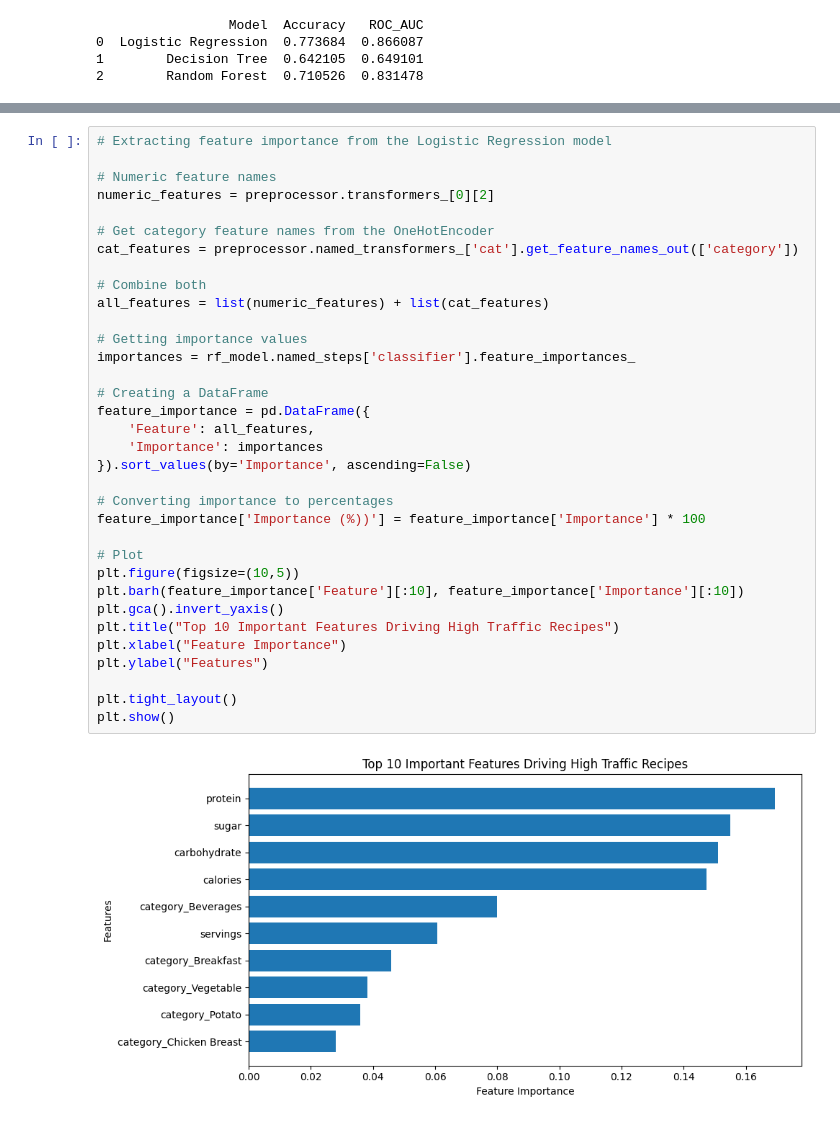
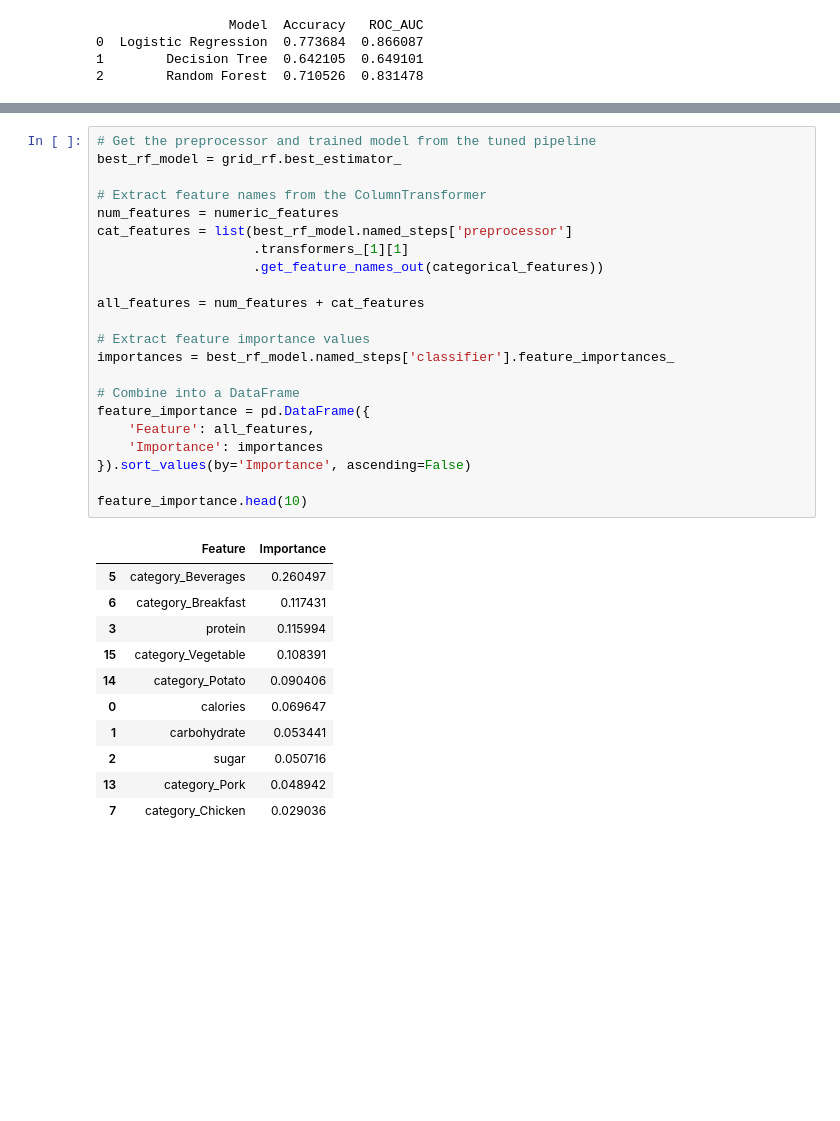
Before and after one commit to ekiru111/Recipe_site_traffic, a Jupyter notebook: recipe_site_traffic_2212.ipynb, the cells around one changed output, grey strips where cells are left out. Drawn from its saved outputs; the diff is of its cells as text; blank space fills up the shorter version.

```diff
--- a/recipe_site_traffic_2212.ipynb
+++ b/recipe_site_traffic_2212.ipynb
@@ -609,36 +818,34 @@ Therefore, according to the above  graph, the Logistic Regression model is the b
 # %%
-# Extracting feature importance from the Logistic Regression model
+# Get the preprocessor and trained model from the tuned pipeline
+best_rf_model = grid_rf.best_estimator_
 
-# Numeric feature names
-numeric_features = preprocessor.transformers_[0][2]
+# Extract feature names from the ColumnTransformer
+num_features = numeric_features
+cat_features = list(best_rf_model.named_steps['preprocessor']
+                    .transformers_[1][1]
+                    .get_feature_names_out(categorical_features))
 
-# Get category feature names from the OneHotEncoder
-cat_features = preprocessor.named_transformers_['cat'].get_feature_names_out(['category'])
+all_features = num_features + cat_features
 
-# Combine both
-all_features = list(numeric_features) + list(cat_features)
+# Extract feature importance values
+importances = best_rf_model.named_steps['classifier'].feature_importances_
 
-# Getting importance values
-importances = rf_model.named_steps['classifier'].feature_importances_
-
-# Creating a DataFrame
+# Combine into a DataFrame
 feature_importance = pd.DataFrame({
     'Feature': all_features,
     'Importance': importances
 }).sort_values(by='Importance', ascending=False)
 
-# Converting importance to percentages
-feature_importance['Importance (%))'] = feature_importance['Importance'] * 100
-
-# Plot
-plt.figure(figsize=(10,5))
-plt.barh(feature_importance['Feature'][:10], feature_importance['Importance'][:10])
-plt.gca().invert_yaxis()
-plt.title("Top 10 Important Features Driving High Traffic Recipes")
-plt.xlabel("Feature Importance")
-plt.ylabel("Features")
-
-plt.tight_layout()
-plt.show()
+feature_importance.head(10)
 # %% [output]
-[figure, removed]
+|  | Feature | Importance |
+| 5 | category_Beverages | 0.260497 |
+| 6 | category_Breakfast | 0.117431 |
+| 3 | protein | 0.115994 |
+| 15 | category_Vegetable | 0.108391 |
+| 14 | category_Potato | 0.090406 |
+| 0 | calories | 0.069647 |
+| 1 | carbohydrate | 0.053441 |
+| 2 | sugar | 0.050716 |
+| 13 | category_Pork | 0.048942 |
+| 7 | category_Chicken | 0.029036 |
```
Also changed, not shown: parts of 30 cells of this notebook.
